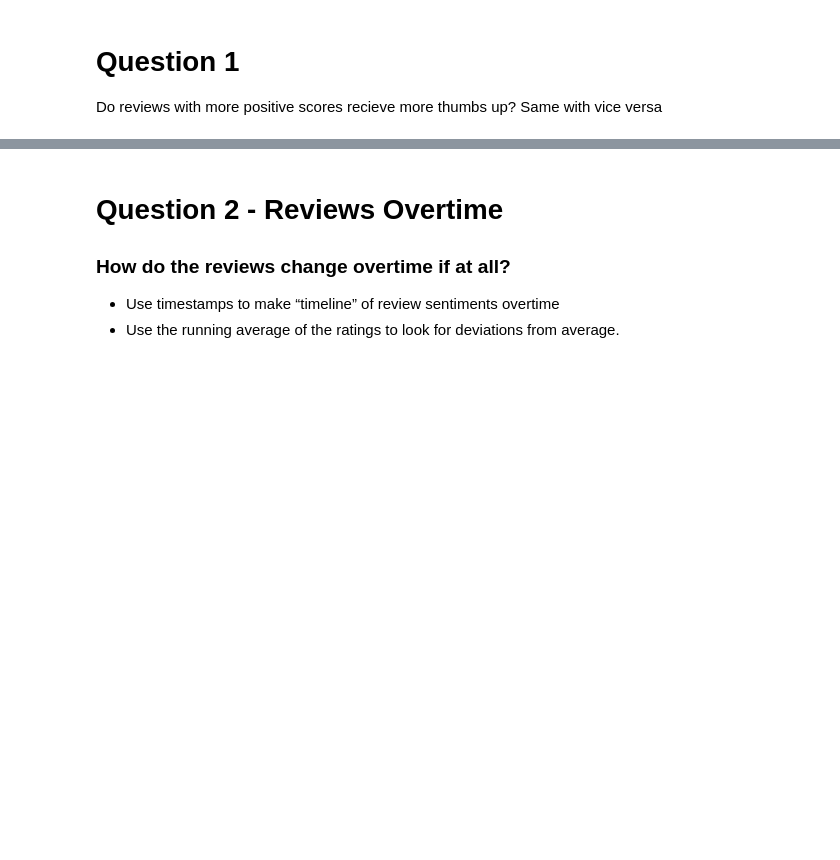
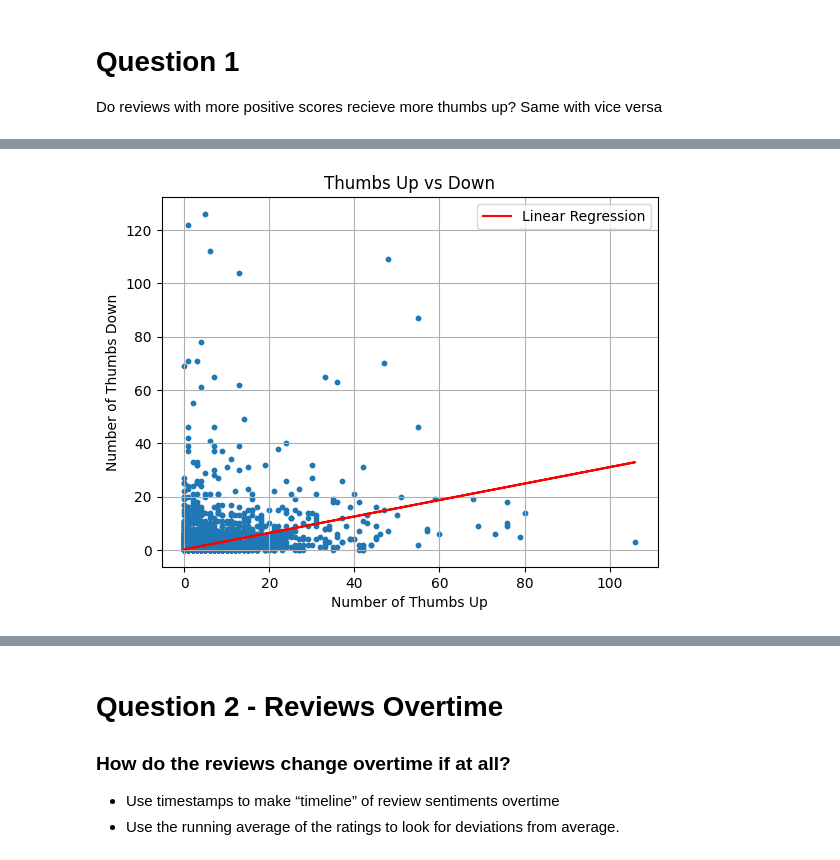
Before and after one commit to victoriab027/RecipeReviews, a Jupyter notebook: notebook.ipynb, the cells around one changed output, grey strips where cells are left out. Saved outputs shown, nothing was run; the diff lists cells and outputs as text; code cells hidden in the pictures; blank space fills up the shorter version.

```diff
--- a/notebook.ipynb
+++ b/notebook.ipynb
@@ -299,0 +151,23 @@ plt.show()
+# %%
+# Linear Regression
+X = sen_data['thumbs_up'].values.reshape(-1, 1)
+y = sen_data['thumbs_down'].values
+
+# Fit linear regression model
+model = LinearRegression()
+model.fit(X, y)
+
+predictions = model.predict(X)
+
+plt.figure()
+plt.scatter(sen_data['thumbs_up'], sen_data['thumbs_down'],  s = 10)
+plt.plot(X, predictions, color='red', label = "Linear Regression")
+plt.xlabel('Number of Thumbs Up')
+plt.ylabel('Number of Thumbs Down')
+plt.title('Thumbs Up vs Down')
+#plt.legend()
+plt.grid()
+plt.legend()
+plt.show()
+# %% [output]
+[figure, added]
```
Also changed, not shown: parts of 33 cells of this notebook.
